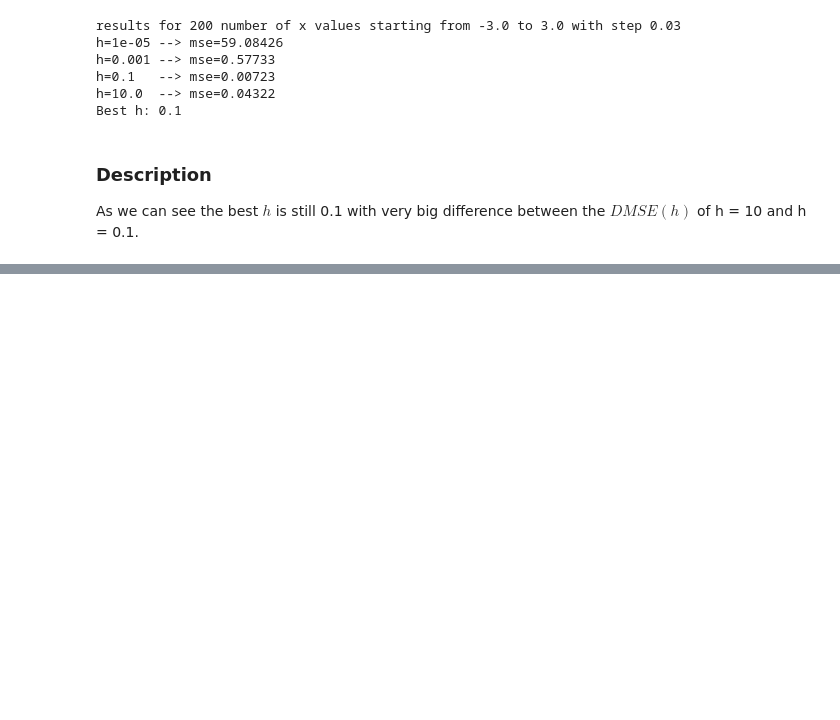
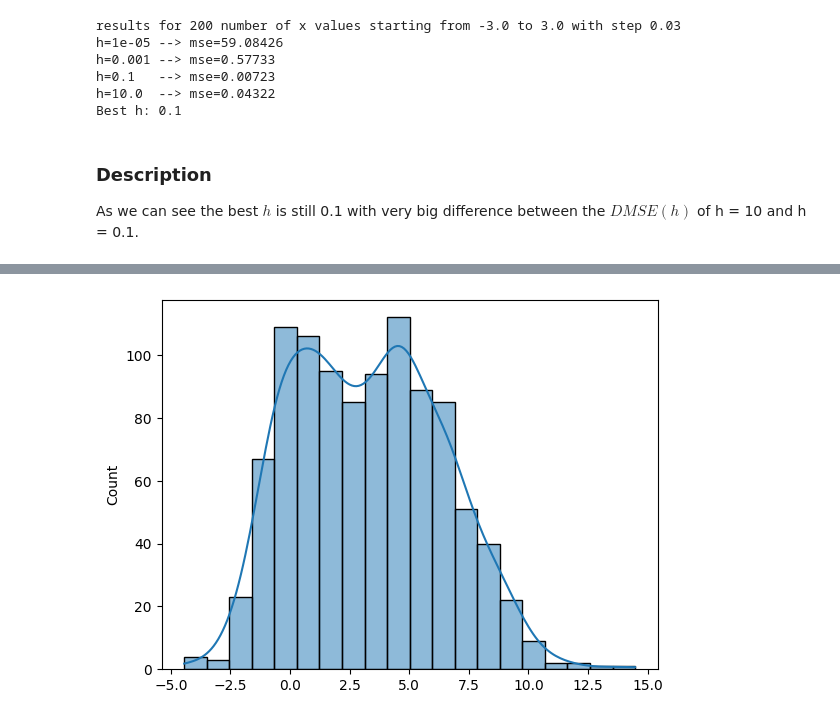
Before and after one commit to kkasra12/fundamental-of-statistical-learning, a Jupyter notebook: kasra_eskandarizanjani.ipynb, the cells around one changed output, grey strips where cells are left out. Saved outputs shown, nothing was run; the diff lists cells and outputs as text; code cells hidden in the pictures; blank space fills up the shorter version.

```diff
--- a/kasra_eskandarizanjani.ipynb
+++ b/kasra_eskandarizanjani.ipynb
@@ -408,0 +412,8 @@ As we can see the best $h$ is still 0.1 with very big difference between the $DM
+# %%
+np.random.seed(3)
+data_3 = np.concatenate((np.random.normal(0, 1, 200), np.random.normal(4, 8**0.5, 800)))
+# According to the documentation, the second argument is the standard deviation, not the variance itself.
+sns.histplot(data_3, kde=True)
+plt.show()
+# %% [output]
+[figure, added]
```
Also changed, not shown: parts of 7 cells of this notebook.
